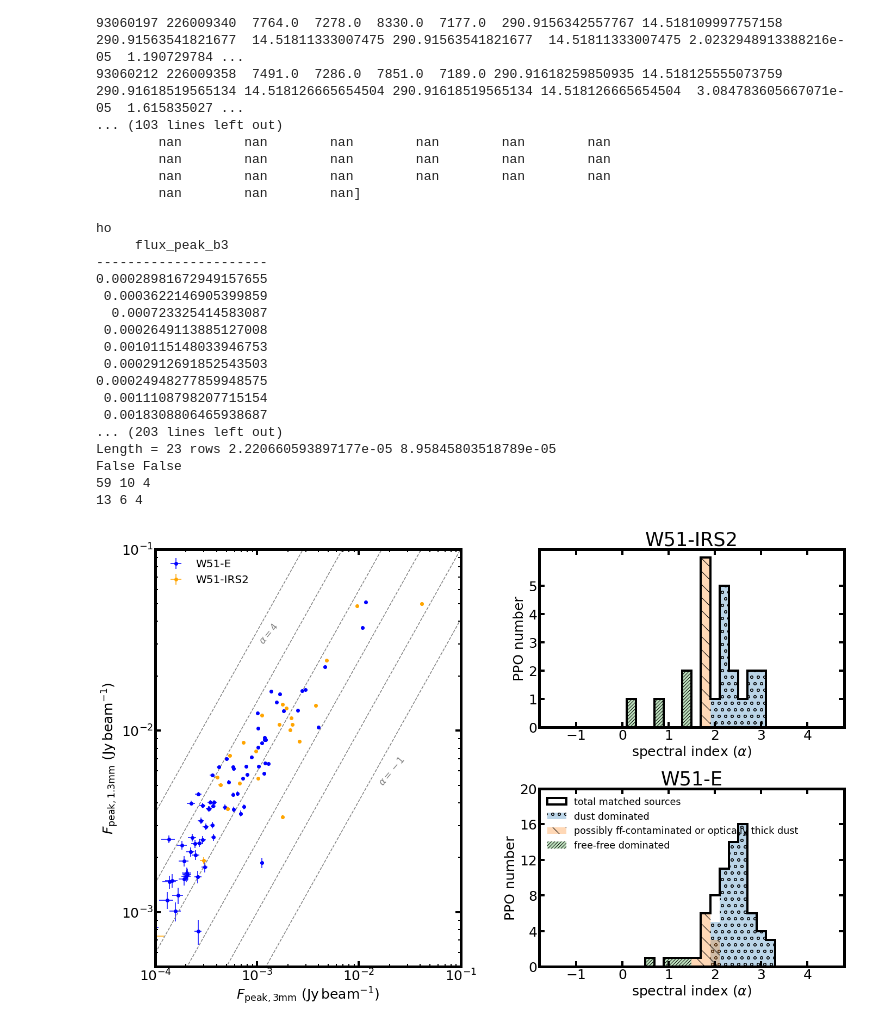
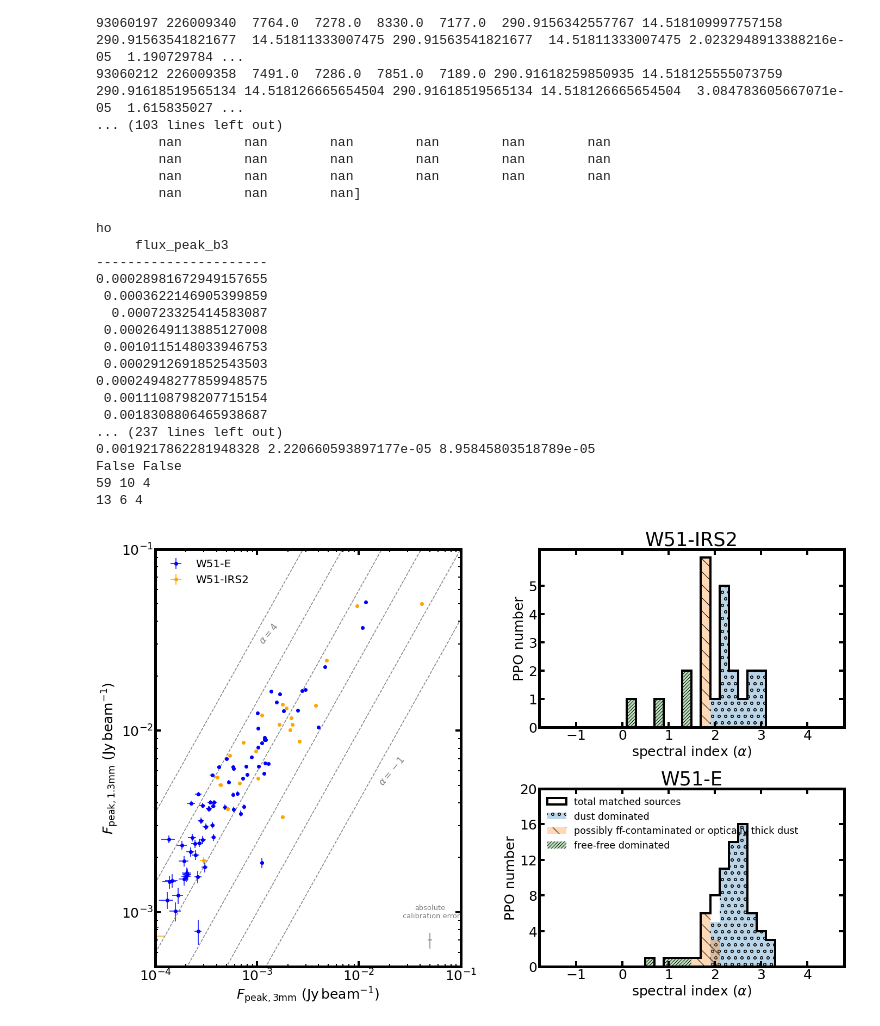
Before and after one commit to tyoo37/w51_frag_new, a Jupyter notebook: spectral_index/spectral_index.ipynb, the cells around one changed output. Drawn from its saved outputs; the diff is of its cells as text; code cells hidden in the pictures.

```diff
--- a/spectral_index/spectral_index.ipynb
+++ b/spectral_index/spectral_index.ipynb
@@ -352,6 +352,8 @@ print(np.isnan(b3peak_w51e[w51e_matched]).any(), np.isnan(b6peak_w51e[w51e_match
 
 ax1.errorbar( b3peak_w51e[w51e_matched],b6peak_w51e[w51e_matched], xerr=b3noise_w51e*np.ones(len(w51e_matched)), yerr=b6noise_w51e*np.ones(len(w51e_matched)),fmt='o',c='b', label='W51-E')
 ax1.errorbar( b3peak_w51n[w51n_matched],b6peak_w51n[w51n_matched], xerr=b3noise_w51n*np.ones(len(w51n_matched)), yerr=b6noise_w51n*np.ones(len(w51n_matched)),fmt='o',c='orange', label='W51-IRS2')
+ax1.errorbar(5e-2, 7e-4, xerr=0.05*5e-2, yerr=0.1*7e-4 , c='gray')
+ax1.text(5e-2, 1e-3,'absolute\n calibration error', ha='center', va='center', fontsize=13, c='gray')
 spectral_indices=[-1,0,1,2,3,4]
 for si in spectral_indices:
     ax1.plot([1e-5,1e-1],10**(np.log10([1e-5,1e-1]) - np.log10(b3freq/b6freq) * si), c='grey',ls='dashed')
@@ -416,36 +418,36 @@ ax3.hist(alpha_w51n[groupb_ind_w51n], bins=bins, alpha=0.3, color=colors[1], lab
 ax3.hist(alpha_w51n[groupc_ind_w51n], bins=bins, alpha=0.3, color=colors[2], label='free-free dominated',hatch='////')
 ax2.set_xlabel(r'spectral index $(\alpha)$')
 ax2.set_ylabel('PPO number')
 ax2.legend(fontsize=17.5, frameon=False,loc='upper left')
 ax2.set_xticks([-1,0,1,2,3,4])
 ax2.set_yticks([0,4,8,12,16,20])
 ax3.set_title('W51-IRS2',fontsize=35)
 
 ax3.set_xlabel(r'spectral index $(\alpha)$')
 ax3.set_ylabel('PPO number')
 ax3.set_xticks([-1,0,1,2,3,4])
 ax3.set_yticks([0,1,2,3,4,5])
 
 plt.savefig('spectral_indices.png')
 # %% [output]
 ho
      flux_peak_b3
 ----------------------
 0.00028981672949157655
  0.0003622146905399859
   0.000723325414583087
  0.0002649113885127008
  0.0010115148033946753
  0.0002912691852543503
 0.00024948277859948575
  0.0011108798207715154
  0.0018308806465938687
-... (203 lines left out)
-Length = 23 rows 2.220660593897177e-05 8.95845803518789e-05
+... (237 lines left out)
+0.0019217862281948328 2.220660593897177e-05 8.95845803518789e-05
 False False
 59 10 4
 13 6 4
-[figure, old version]
+[figure, new version]
 # %%
 w51ecat.write(Path.w51e_dendro_matched_catalog_new, overwrite=True,format='fits')
 w51ncat.write(Path.w51n_dendro_matched_catalog_new, overwrite=True,format='fits')
```
Also changed, not shown: 9 other files.
